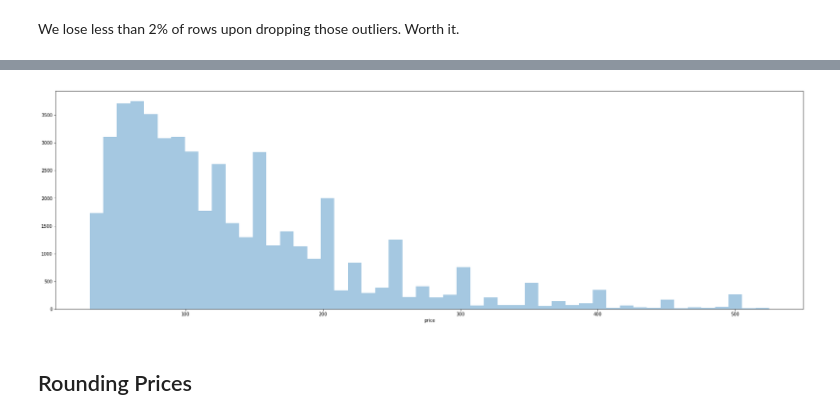
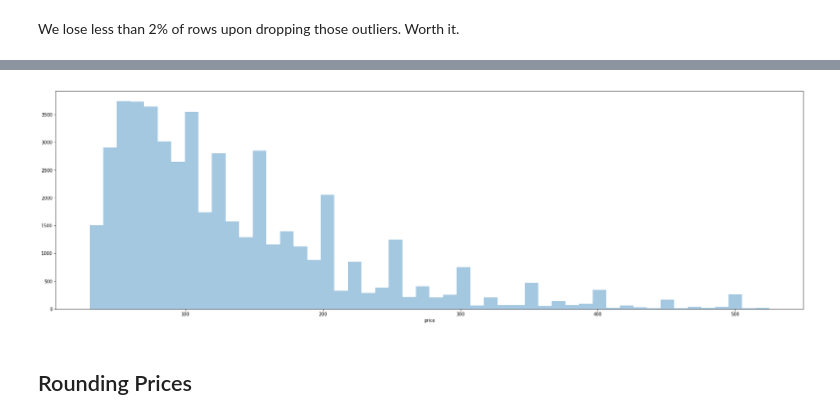
Before and after one commit to principal-miners/listings, a Jupyter notebook: ssh/Modeling_old.ipynb, the cells around one changed output, grey strips where cells are left out. Drawn from its saved outputs; the diff is of its cells as text; code cells hidden in the pictures.

```diff
--- a/ssh/Modeling_old.ipynb
+++ b/ssh/Modeling_old.ipynb
@@ -116,8 +96,8 @@ Text(0, 0.5, 'Price')
 # %%
 f, ax = plt.subplots(1,1,figsize=(30,9))
-g = sns.distplot(listings_filtered["price"], kde=False, ax=ax)
+g = sns.distplot(listings["price"], kde=False, ax=ax)
 # %% [output]
-[figure, old version]
+[figure, new version]
 # %% [markdown]
 ## Rounding Prices
 # %% [markdown]
```
Also changed, not shown: parts of 21 cells of this notebook.
